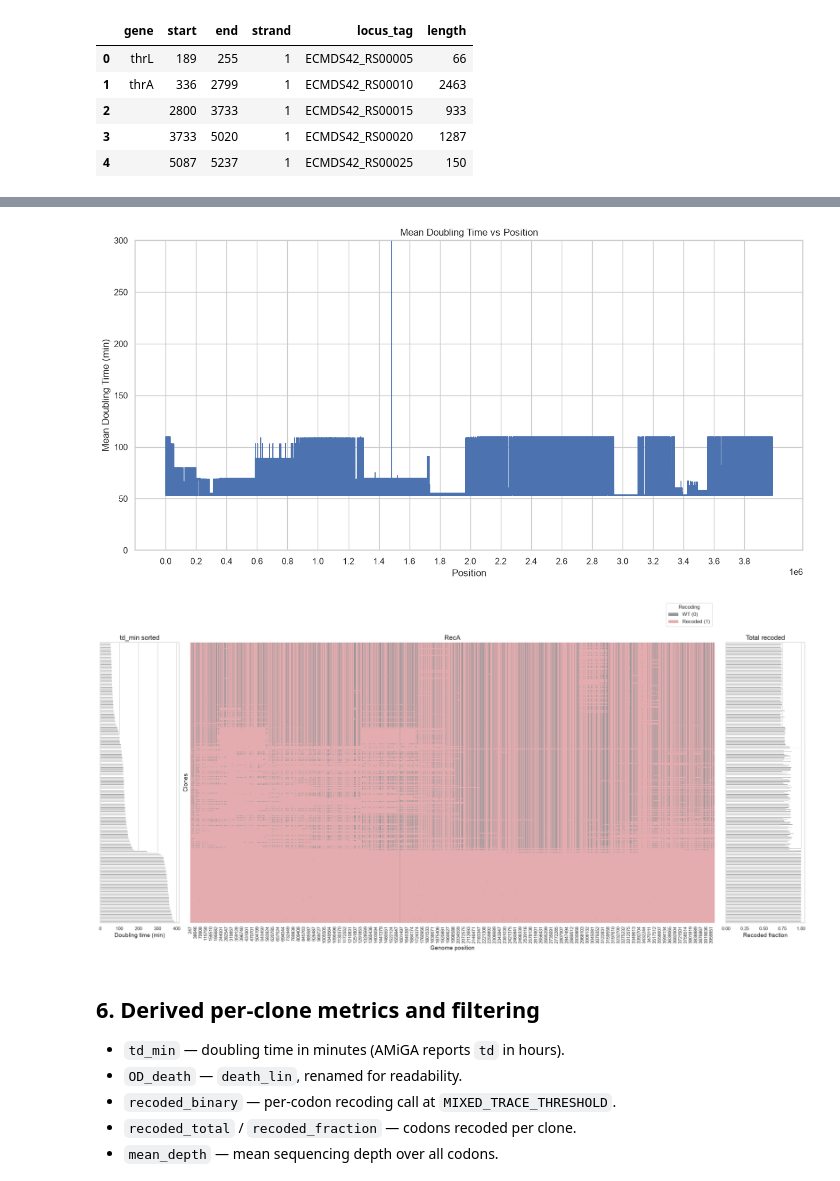
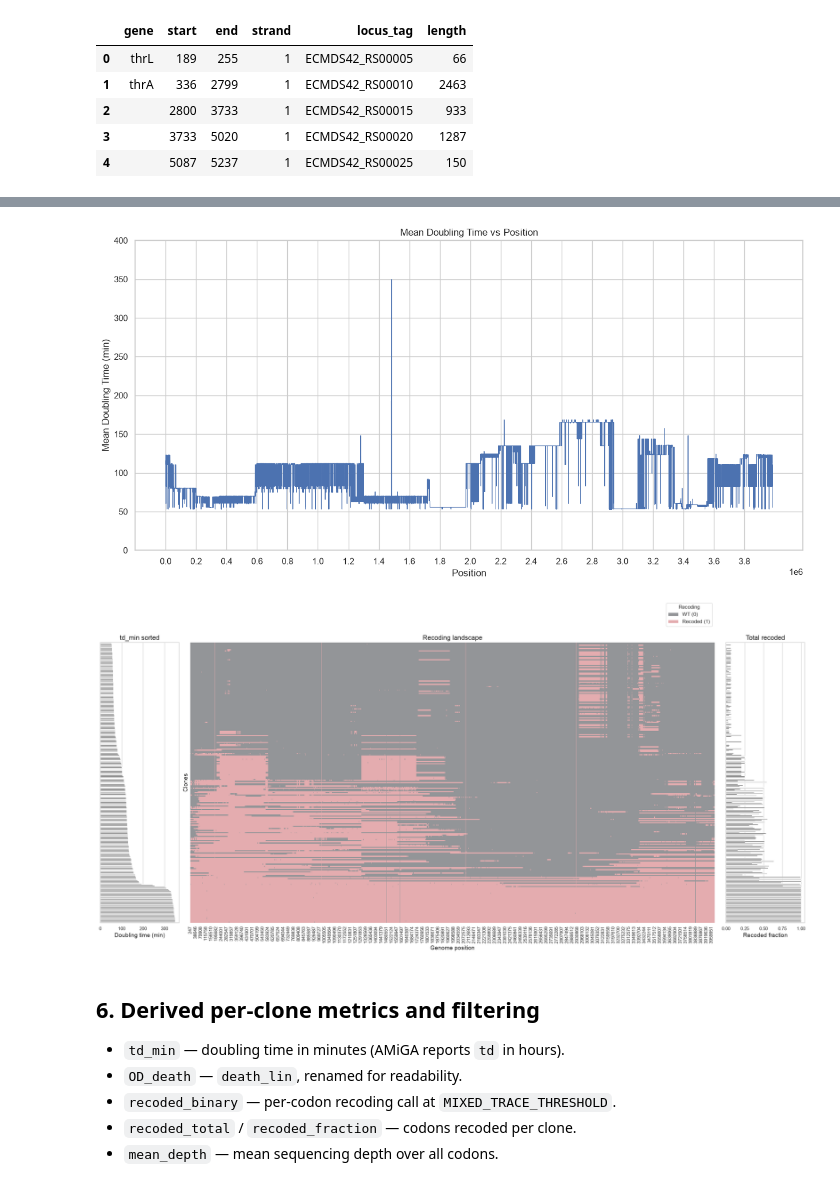
Before and after one commit to EIT-GBI/nf-recoded-alignment, a Jupyter notebook: notebooks/integrate_growth_data.ipynb, the cells around one changed output, grey strips where cells are left out. Saved outputs shown, nothing was run; the diff lists cells and outputs as text; code cells hidden in the pictures.

```diff
--- a/notebooks/integrate_growth_data.ipynb
+++ b/notebooks/integrate_growth_data.ipynb
@@ -52,7 +52,29 @@ optionally `bam_regex` against the whole `BAM_name` — the easy route when the
 plate is written into the name (`..._plate1_...`). Rules are tried in order,
 first match wins.
 # %%
-RESULTS_DIR  = '/Users/cristian.soitu/Data/260901_VH02427_87_AAJCWWFM5/results'
+# RESULTS_DIR  = '/Users/cristian.soitu/Data/260901_VH02427_87_AAJCWWFM5/results'
+# # growth_plate == the AMiGA Plate_ID. Ranges inclusive; None = unconstrained.
+# # Optional 'bam_regex' matches the whole BAM_name, e.g. r'_plate1_'.
+# PLATE_RULES = [
+#     {'growth_plate': 'Plate1',  'sample_nr': (1, 96),    'clone_nr': (1, 96)},
+#     {'growth_plate': 'Plate3',  'sample_nr': (97, 192),  'clone_nr': (1, 96)},
+#     {'growth_plate': 'Plate9',  'sample_nr': (193, 288), 'clone_nr': (1, 96)},
+#     {'growth_plate': 'Plate10', 'sample_nr': (289, 384), 'clone_nr': (1, 96)},
+# ]
+
+RESULTS_DIR  = '/Users/cristian.soitu/Data/260903_VH02427_89_AAF5K2WHV/results'
+# growth_plate == the AMiGA Plate_ID. Ranges inclusive; None = unconstrained.
+# Optional 'bam_regex' matches the whole BAM_name, e.g. r'_plate1_'.
+PLATE_RULES = [
+    {'growth_plate': 'Plate8',  'sample_nr': (1, 96),    'clone_nr': (1, 96)},
+    {'growth_plate': 'Plate11',  'sample_nr': (97, 192),  'clone_nr': (1, 96)},
+    {'growth_plate': 'Plate12-2',  'sample_nr': (193, 288), 'clone_nr': (1, 96)},
+    {'growth_plate': 'Plate13-2', 'sample_nr': (289, 384), 'clone_nr': (1, 96)},
+]
+
+
+
+
 ANNDATA_DIR  = os.path.join(RESULTS_DIR, 'recoding', 'anndata')
 AMIGA_DIR    = os.path.join(RESULTS_DIR, 'growth_data', 'amiga', 'summary')
 
@@ -72,14 +94,7 @@ SAMPLE_NR_FROM_SAMPLE_ID = False
 # AMiGA summary file name = '<growth_plate><AMIGA_SUFFIX>' in AMIGA_DIR.
 AMIGA_SUFFIX = '_summary.txt'          # AMiGA's own default is '_summary.txt'
 
-# growth_plate == the AMiGA Plate_ID. Ranges inclusive; None = unconstrained.
-# Optional 'bam_regex' matches the whole BAM_name, e.g. r'_plate1_'.
-PLATE_RULES = [
-    {'growth_plate': 'Plate1',  'sample_nr': (1, 96),    'clone_nr': (1, 96)},
-    {'growth_plate': 'Plate3',  'sample_nr': (97, 192),  'clone_nr': (1, 96)},
-    {'growth_plate': 'Plate9',  'sample_nr': (193, 288), 'clone_nr': (1, 96)},
-    {'growth_plate': 'Plate10', 'sample_nr': (289, 384), 'clone_nr': (1, 96)},
-]
+
 
 # Figures (section 10). FIG_DIR is created on demand.
 FIG_DIR        = os.path.join(ANNDATA_DIR, 'figures')
@@ -354,9 +330,13 @@ AnnData object with n_obs × n_vars = 384 × 101652
 # %%
+# raw_adata = adata.copy()
+# raw_adata
+
+
 # Filter params
 mixed_trace_threshold = 0.85 # consider a codon recoded if the recoding fraction is above this threshold
 OD_threshold = 0.5 # remove a clone if its max OD is below this threshold
 depth_threshold = 1 # remove a clone if its mean depth across all positions is below this threshold
-td_threshold = 400 # consider a clone slow growing if its doubling time is above this threshold (in minutes)
+td_threshold = 350 # consider a clone slow growing if its doubling time is above this threshold (in minutes)
 
 
 
@@ -405,6 +385,10 @@ print(f"Number of clones before near-cut filtering: {adata.n_obs}")
 adata = adata[keep, :]
 print(f"Number of clones after near-cut filtering: {adata.n_obs}")
 
+# filter out clones with recoding_fraction > 0.98 and td_min < 150, as it's likely a contamination
+print(f"Number of clones before contamination filtering: {adata.n_obs}")
+adata = adata[~((adata.obs['recoded_fraction'] > 0.98) & (adata.obs['td_min'] < 150)), :]
+print(f"Number of clones after contamination filtering: {adata.n_obs}")
 
 
 adata
@@ -587,10 +573,10 @@ plt.title('Mean Doubling Time vs Position')
 # x axis numbers, every 200 kb
 x_ticks = np.arange(adata.var['position'][0], adata.var['position'][-1], 200000)
 plt.xticks(x_ticks)
-plt.ylim(0, top=300)
+plt.ylim(0, top=400)
 plt.savefig(os.path.join(tables_path, 'recoding_landscape.png'), dpi=300)
 # %% [output]
-[figure, old version]
+[figure, new version]
 # %%
 from matplotlib.colors import ListedColormap
 from matplotlib.patches import Patch
@@ -630,32 +616,32 @@ sns.heatmap(
     recoding_sorted,
     cmap=binary_cmap,
     cbar=False,
     ax=ax_main,
     xticklabels=False,
     yticklabels=False
 )
 # on x plot codon start position
 condon_positions = adata.var['codon_start'].values
 # ticks every 1000 codons
 ticks_every = 1000
 ax_main.set_xticks(np.arange(0, len(condon_positions), ticks_every))
 ax_main.set_xticklabels(condon_positions[::ticks_every], rotation=90)
 
-ax_main.set_title("RecA", fontsize=16)
+ax_main.set_title("Recoding landscape", fontsize=16)
 ax_main.set_xlabel("Genome position", fontsize=14)
 ax_main.set_ylabel("Clones", fontsize=14)
 legend_handles = [
     Patch(facecolor='#939598', label='WT (0)'),
     Patch(facecolor='#e4acaf', label='Recoded (1)')
 ]
 # move legend outside of the plot
 ax_main.legend(handles=legend_handles, title="Recoding", loc='upper right', fontsize=12, bbox_to_anchor=(1, 1.15))
 # --- Panel C: total_recoding horizontal bars ---
 ax_total.barh(y_positions, total_recoding_sorted, color='gray')
 ax_total.set_ylim(n_clones, 0)
 ax_total.set_title("Total recoded", fontsize=16)
 ax_total.set_xlabel("Recoded fraction", fontsize=14)
 ax_total.set_yticks([])
 plt.savefig(os.path.join(tables_path, 'recoding_landscape_heatmap.png'), dpi=300)
 # %% [output]
-[figure, old version]
+[figure, new version]
```
Also changed, not shown: parts of 27 cells of this notebook.
